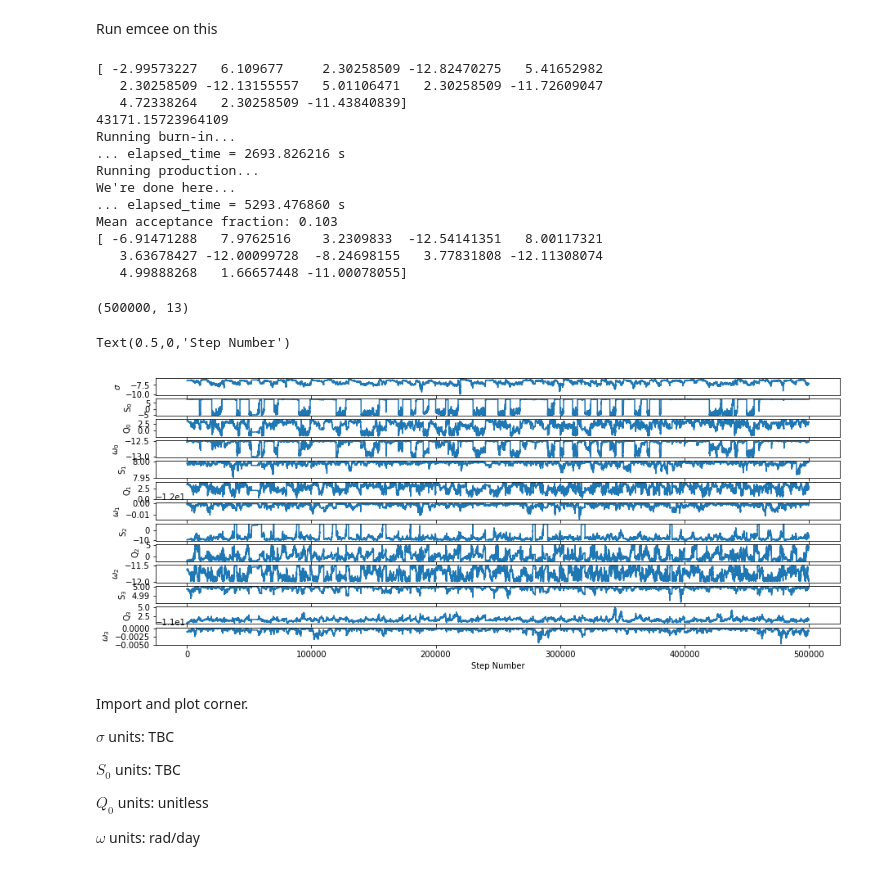
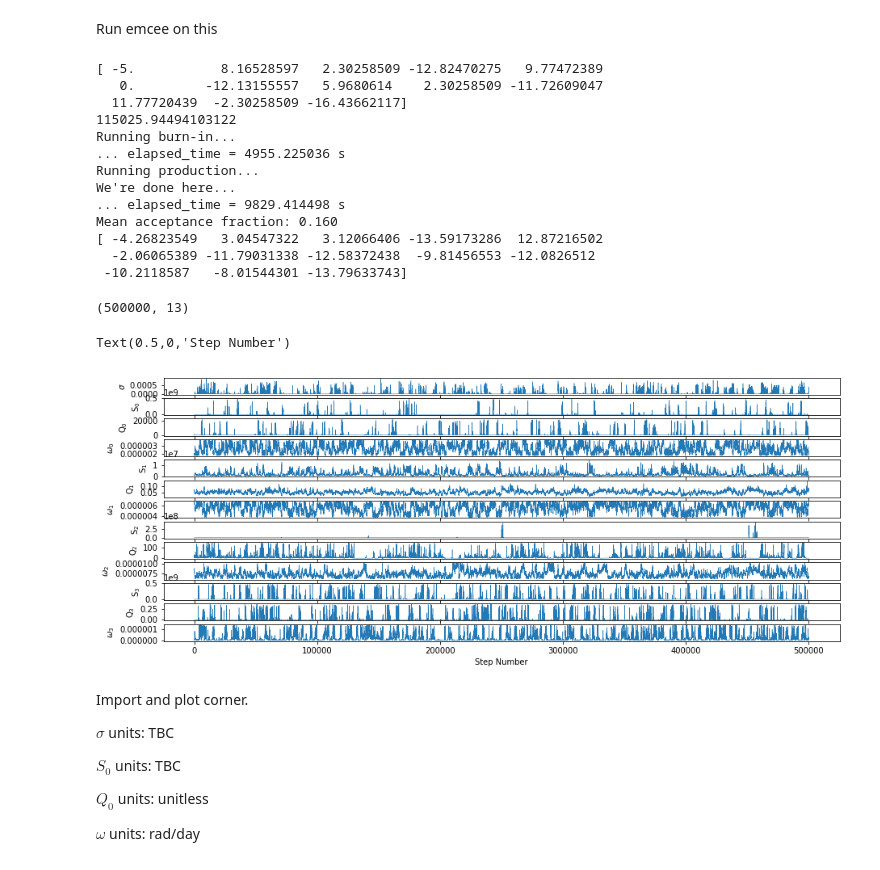
Before and after one commit to exr007/GP_test, a Jupyter notebook: BiSON_1992_1.ipynb, the cells around one changed output. Saved outputs shown, nothing was run; the diff lists cells and outputs as text; code cells hidden in the pictures.

```diff
--- a/BiSON_1992_1.ipynb
+++ b/BiSON_1992_1.ipynb
@@ -14,7 +14,7 @@ import datetime
 
 This will read in the data from 29/01/1992 - 31/03/1992 and plot it before moving onto set up the celerite kernels
 # %%
-y = 1992
+y = 1993
 e = 1
 model_type = 'gamma_beta_2'
 #output_path = '/mnt/storage/003. Data/015. BiSON/SMMF/Sutherland/filtered_FFTs/ranked_peaks_%s/'%(self.model_type)
@@ -29,6 +29,7 @@ df_SMMF.set_index([[datetime.datetime.strptime(t, "%Y-%m-%d %H:%M:%S") for t in
 import scipy.constants as sc
 K = (8/3)*(sc.physical_constants['Bohr magneton'][0]/sc.h)*(769.9E-9)/10000 #approx 2.89m/s/G at wavelength approx 7699 Angstr.
 df_SMMF['yerr'] = 0.5 * 0.231 / K
+df_SMMF['yerr'] *= 1
 
 print(df_SMMF.head())
 # %% [output]
@@ -220,7 +286,7 @@ import time
 start_time = time.time()
 
 print("Running burn-in...")
-p0 = initial + 1e-3 * np.random.randn(nwalkers, ndim)
+p0 = initial + 1e-4 * np.random.randn(nwalkers, ndim)
 p0, lp, _ = sampler.run_mcmc(p0, 10000)
 print("... elapsed_time = %.6f s"%(time.time() - start_time))
 
@@ -236,35 +302,36 @@ print("Mean acceptance fraction: {0:.3f}"
 
 print(gp.get_parameter_vector())
 # %% [output]
-[ -2.99573227   6.109677     2.30258509 -12.82470275   5.41652982
-   2.30258509 -12.13155557   5.01106471   2.30258509 -11.72609047
-   4.72338264   2.30258509 -11.43840839]
-43171.15723964109
+[ -5.           8.16528597   2.30258509 -12.82470275   9.77472389
+   0.         -12.13155557   5.9680614    2.30258509 -11.72609047
+  11.77720439  -2.30258509 -16.43662117]
+115025.94494103122
 Running burn-in...
-... elapsed_time = 2693.826216 s
+... elapsed_time = 4955.225036 s
 Running production...
 We're done here...
-... elapsed_time = 5293.476860 s
-Mean acceptance fraction: 0.103
-[ -6.91471288   7.9762516    3.2309833  -12.54141351   8.00117321
-   3.63678427 -12.00099728  -8.24698155   3.77831808 -12.11308074
-   4.99888268   1.66657448 -11.00078055]
+... elapsed_time = 9829.414498 s
+Mean acceptance fraction: 0.160
+[ -4.26823549   3.04547322   3.12066406 -13.59173286  12.87216502
+  -2.06065389 -11.79031338 -12.58372438  -9.81456553 -12.0826512
+ -10.2118587   -8.01544301 -13.79633743]
 # %%
 nparams = len(initial)
 sam = sampler.flatchain
 exp_sam = np.exp(sam)
 print(np.shape(sam))
-labels = ["$\\sigma$", "S$_0$", "Q$_0$", "$\\omega_0$", "S$_1$", "Q$_1$", "$\\omega_1$", "S$_2$", "Q$_2$", "$\\omega_2$", "S$_3$", "Q$_3$", "$\\omega_3$"]
+#lbls = ["$\\sigma$", "$A$", "$L$", "$P$", "$S_0$", "$Q$", "$\\omega_0$"]
+lbls = ["$\\sigma$", "S$_0$", "Q$_0$", "$\\omega_0$", "S$_1$", "Q$_1$", "$\\omega_1$", "S$_2$", "Q$_2$", "$\\omega_2$", "S$_3$", "Q$_3$", "$\\omega_3$"]
 fig, ax = plt.subplots(nparams, figsize=(15,6))
 for i in range(nparams):
-    ax[i].plot(sam[:, i])
-    ax[i].set_ylabel(labels[i])
+    ax[i].plot(exp_sam[:, i], lw=0.5, alpha=0.99)
+    ax[i].set_ylabel(lbls[i])
 
 ax[-1].set_xlabel('Step Number')
 # %% [output]
 (500000, 13)
 Text(0.5,0,'Step Number')
-[figure, old version]
+[figure, new version]
 # %% [markdown]
 Import and plot corner.
 
```
Also changed, not shown: parts of 13 cells of this notebook, 13 other files.
